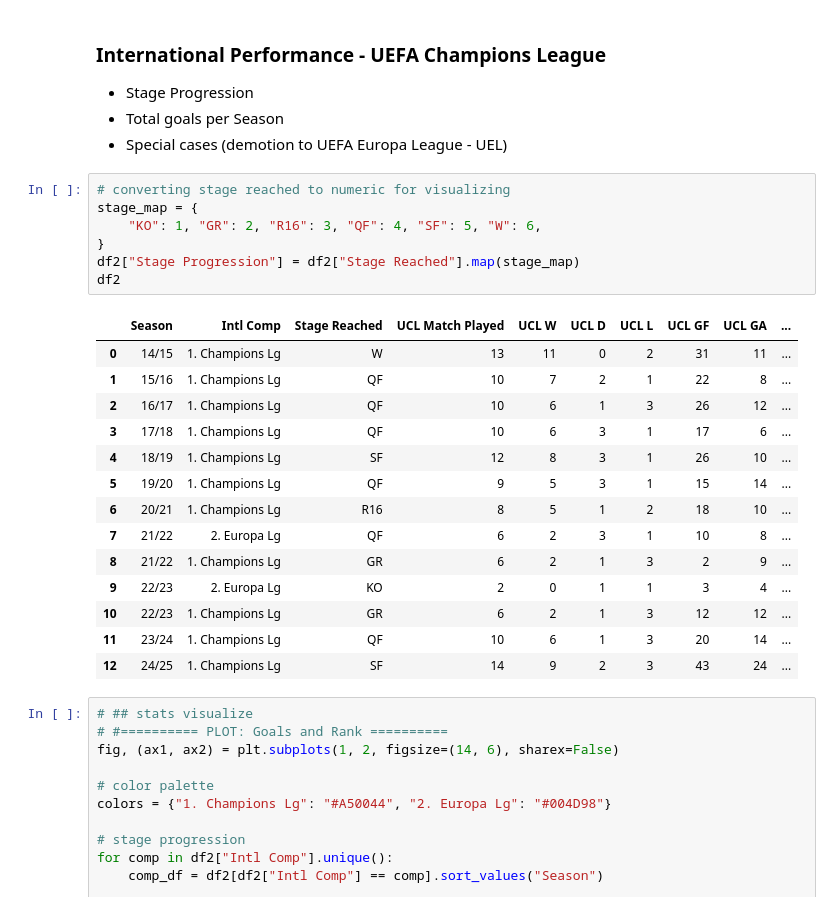
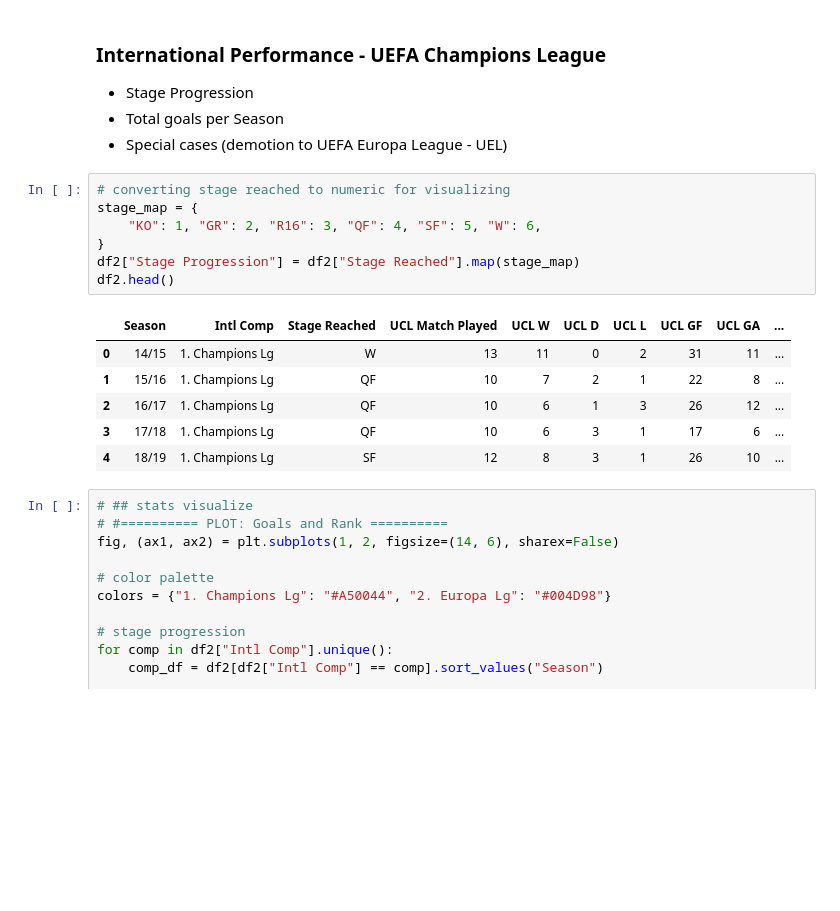
Before and after one commit to linhtran1003/fc-barcelona-performance-analysis, a Jupyter notebook: FCB_performance_analysis.ipynb, the cells around one changed output. Drawn from its saved outputs; the diff is of its cells as text; blank space fills up the shorter version.

```diff
--- a/FCB_performance_analysis.ipynb
+++ b/FCB_performance_analysis.ipynb
@@ -203,25 +188,17 @@ value = merged_df.loc[merged_df["Season"] == "18/19", "Finishing_eff"].values[0]
 # %%
 # converting stage reached to numeric for visualizing
 stage_map = {
     "KO": 1, "GR": 2, "R16": 3, "QF": 4, "SF": 5, "W": 6,
 }
 df2["Stage Progression"] = df2["Stage Reached"].map(stage_map)
-df2
+df2.head()
 # %% [output]
 |  | Season | Intl Comp | Stage Reached | UCL Match Played | UCL W | UCL D | UCL L | UCL GF | UCL GA | ... |
 | 0 | 14/15 | 1. Champions Lg | W | 13 | 11 | 0 | 2 | 31 | 11 | ... |
 | 1 | 15/16 | 1. Champions Lg | QF | 10 | 7 | 2 | 1 | 22 | 8 | ... |
 | 2 | 16/17 | 1. Champions Lg | QF | 10 | 6 | 1 | 3 | 26 | 12 | ... |
 | 3 | 17/18 | 1. Champions Lg | QF | 10 | 6 | 3 | 1 | 17 | 6 | ... |
 | 4 | 18/19 | 1. Champions Lg | SF | 12 | 8 | 3 | 1 | 26 | 10 | ... |
-| 5 | 19/20 | 1. Champions Lg | QF | 9 | 5 | 3 | 1 | 15 | 14 | ... |
-| 6 | 20/21 | 1. Champions Lg | R16 | 8 | 5 | 1 | 2 | 18 | 10 | ... |
-| 7 | 21/22 | 2. Europa Lg | QF | 6 | 2 | 3 | 1 | 10 | 8 | ... |
-| 8 | 21/22 | 1. Champions Lg | GR | 6 | 2 | 1 | 3 | 2 | 9 | ... |
-| 9 | 22/23 | 2. Europa Lg | KO | 2 | 0 | 1 | 1 | 3 | 4 | ... |
-| 10 | 22/23 | 1. Champions Lg | GR | 6 | 2 | 1 | 3 | 12 | 12 | ... |
-| 11 | 23/24 | 1. Champions Lg | QF | 10 | 6 | 1 | 3 | 20 | 14 | ... |
-| 12 | 24/25 | 1. Champions Lg | SF | 14 | 9 | 2 | 3 | 43 | 24 | ... |
 # %%
 # ## stats visualize
 # #========== PLOT: Goals and Rank ==========
```
Also changed, not shown: parts of 14 cells of this notebook.
